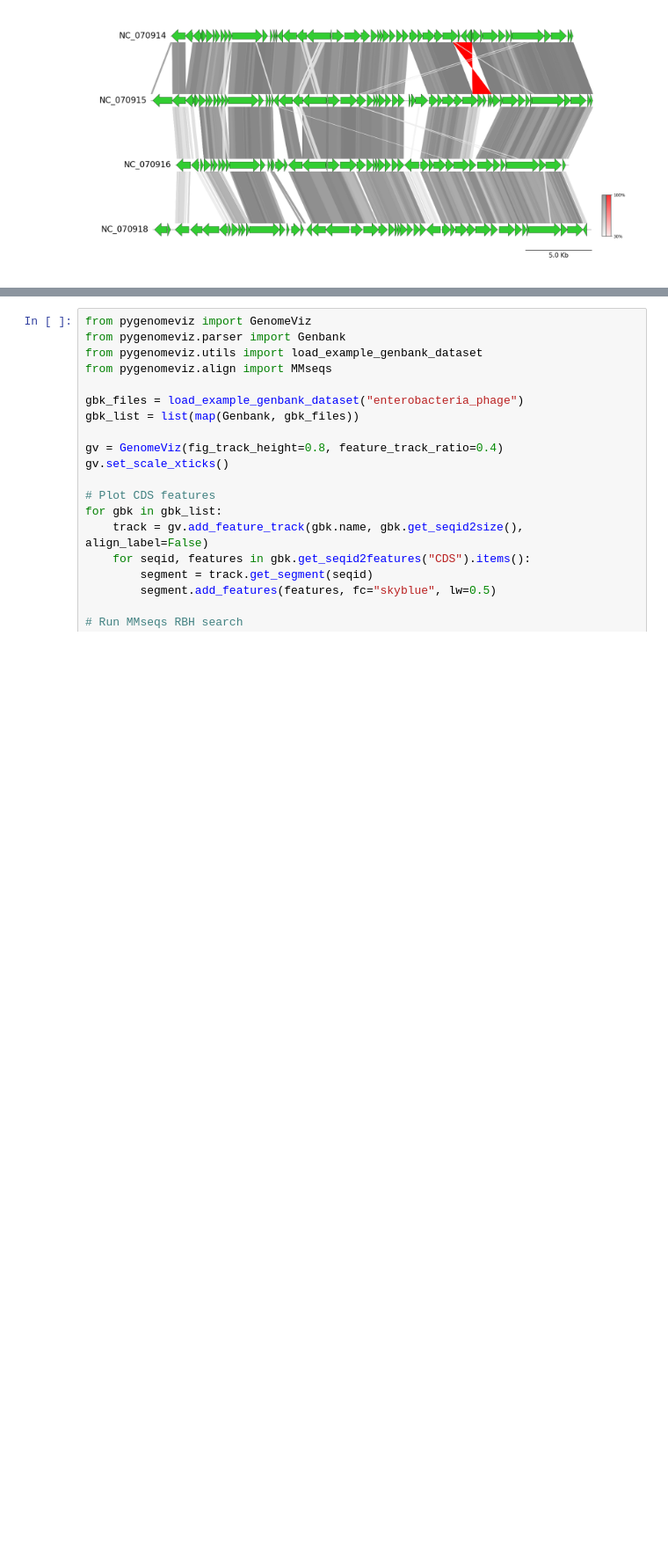
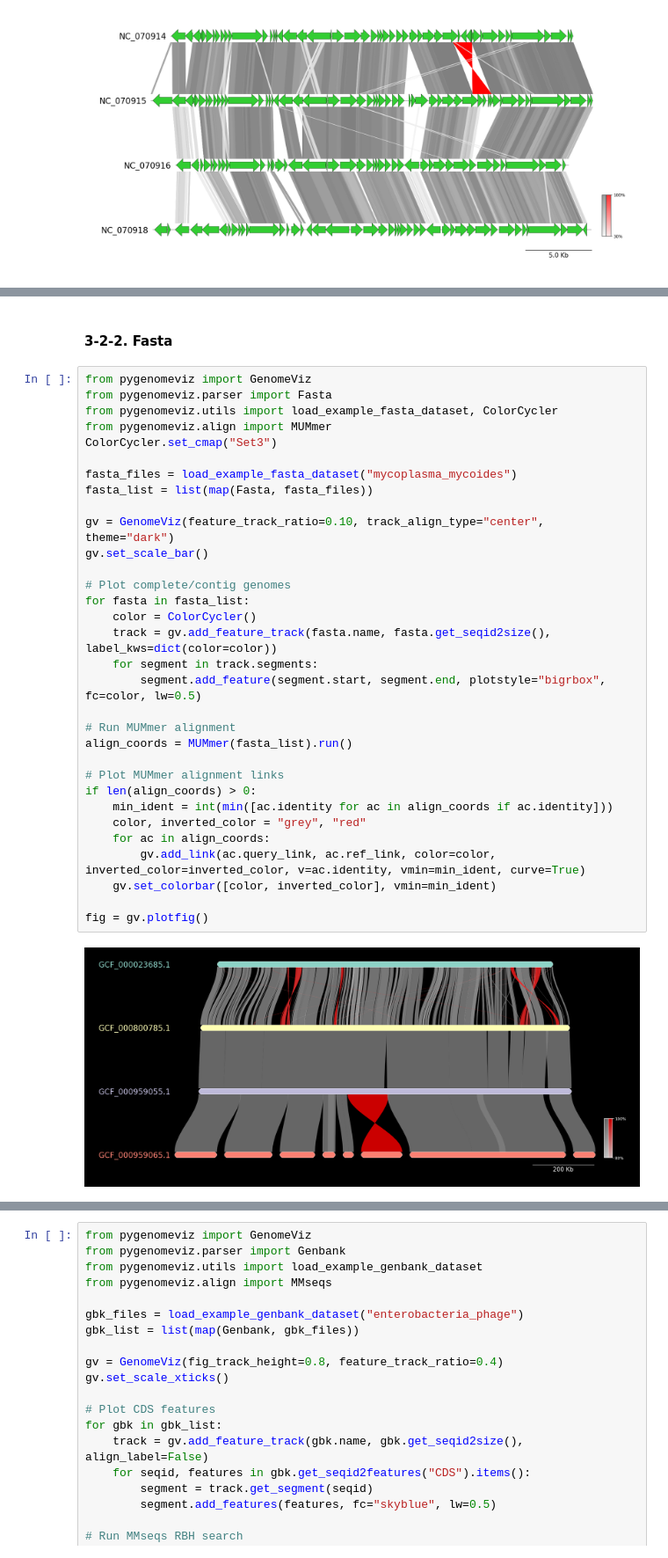
Before and after one commit to moshi4/pyGenomeViz, a Jupyter notebook: docs/getting_started.ipynb, the cells around one changed output, grey strips where cells are left out. Shown at 88% size. Saved outputs shown, nothing was run; the diff lists cells and outputs as text; blank space fills up the shorter version.

```diff
--- a/docs/getting_started.ipynb
+++ b/docs/getting_started.ipynb
@@ -480,0 +563,36 @@ fig = gv.plotfig()
+# %% [markdown]
+#### 3-2-2. Fasta
+# %%
+from pygenomeviz import GenomeViz
+from pygenomeviz.parser import Fasta
+from pygenomeviz.utils import load_example_fasta_dataset, ColorCycler
+from pygenomeviz.align import MUMmer
+ColorCycler.set_cmap("Set3")
+
+fasta_files = load_example_fasta_dataset("mycoplasma_mycoides")
+fasta_list = list(map(Fasta, fasta_files))
+
+gv = GenomeViz(feature_track_ratio=0.10, track_align_type="center", theme="dark")
+gv.set_scale_bar()
+
+# Plot complete/contig genomes
+for fasta in fasta_list:
+    color = ColorCycler()
+    track = gv.add_feature_track(fasta.name, fasta.get_seqid2size(), label_kws=dict(color=color))
+    for segment in track.segments:
+        segment.add_feature(segment.start, segment.end, plotstyle="bigrbox", fc=color, lw=0.5)
+
+# Run MUMmer alignment
+align_coords = MUMmer(fasta_list).run()
+
+# Plot MUMmer alignment links
+if len(align_coords) > 0:
+    min_ident = int(min([ac.identity for ac in align_coords if ac.identity]))
+    color, inverted_color = "grey", "red"
+    for ac in align_coords:
+        gv.add_link(ac.query_link, ac.ref_link, color=color, inverted_color=inverted_color, v=ac.identity, vmin=min_ident, curve=True)
+    gv.set_colorbar([color, inverted_color], vmin=min_ident)
+
+fig = gv.plotfig()
+# %% [output]
+[figure, added]
```
Also changed, not shown: parts of 11 cells of this notebook.
